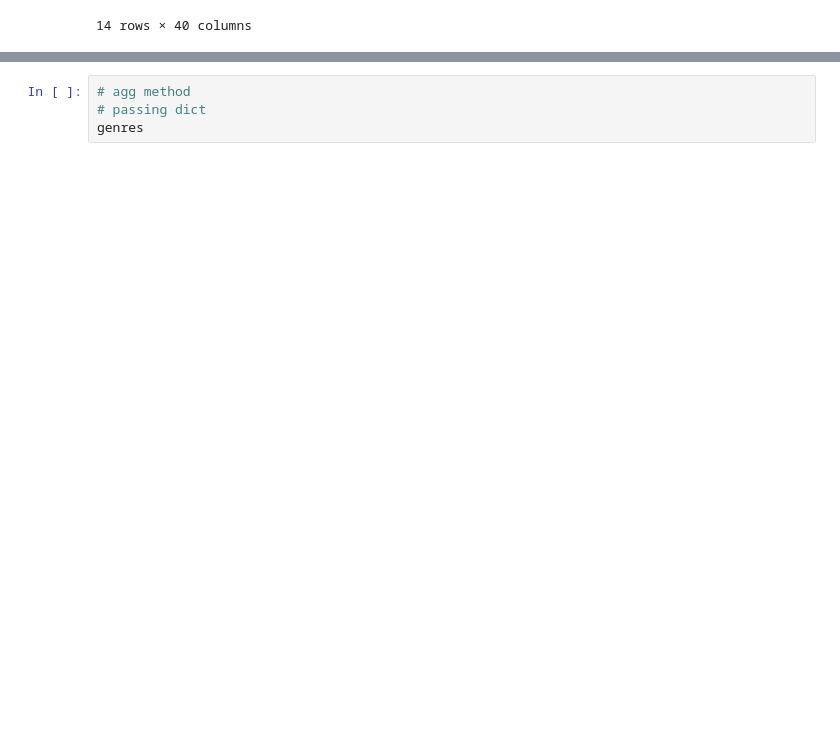
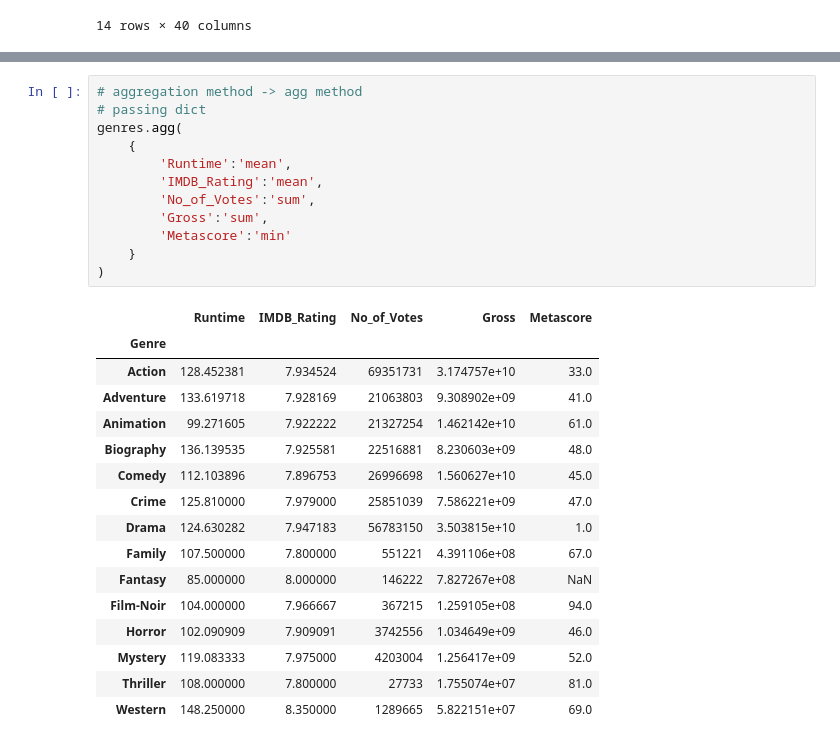
Before and after one commit to ProgramerSalar/Pandas, a Jupyter notebook: groupby_objects.ipynb, the cells around one changed output, grey strips where cells are left out. Cells and saved outputs as stored; diff of their text form; blank space fills up the shorter version.

Commit message:
aggrigation method in group

```diff
--- a/groupby_objects.ipynb
+++ b/groupby_objects.ipynb
@@ -222,6 +222,31 @@ genres.nunique()
 | Thriller | 1 | 1 | 1 | 1 | 1 | 1 | 1 | 1 | 1 |
 | Western | 4 | 4 | 4 | 4 | 2 | 2 | 4 | 4 | 4 |
 # %%
-# agg method
+# aggregation method -> agg method
 # passing dict
-genres
+genres.agg(
+    {
+        'Runtime':'mean',
+        'IMDB_Rating':'mean',
+        'No_of_Votes':'sum',
+        'Gross':'sum',
+        'Metascore':'min'
+    }
+)
+# %% [output]
+|  | Runtime | IMDB_Rating | No_of_Votes | Gross | Metascore |
+| Genre |  |  |  |  |  |
+| Action | 128.452381 | 7.934524 | 69351731 | 3.174757e+10 | 33.0 |
+| Adventure | 133.619718 | 7.928169 | 21063803 | 9.308902e+09 | 41.0 |
+| Animation | 99.271605 | 7.922222 | 21327254 | 1.462142e+10 | 61.0 |
+| Biography | 136.139535 | 7.925581 | 22516881 | 8.230603e+09 | 48.0 |
+| Comedy | 112.103896 | 7.896753 | 26996698 | 1.560627e+10 | 45.0 |
+| Crime | 125.810000 | 7.979000 | 25851039 | 7.586221e+09 | 47.0 |
+| Drama | 124.630282 | 7.947183 | 56783150 | 3.503815e+10 | 1.0 |
+| Family | 107.500000 | 7.800000 | 551221 | 4.391106e+08 | 67.0 |
+| Fantasy | 85.000000 | 8.000000 | 146222 | 7.827267e+08 | NaN |
+| Film-Noir | 104.000000 | 7.966667 | 367215 | 1.259105e+08 | 94.0 |
+| Horror | 102.090909 | 7.909091 | 3742556 | 1.034649e+09 | 46.0 |
+| Mystery | 119.083333 | 7.975000 | 4203004 | 1.256417e+09 | 52.0 |
+| Thriller | 108.000000 | 7.800000 | 27733 | 1.755074e+07 | 81.0 |
+| Western | 148.250000 | 8.350000 | 1289665 | 5.822151e+07 | 69.0 |
```
Also changed, not shown: parts of 2 cells of this notebook, 1 other file.
